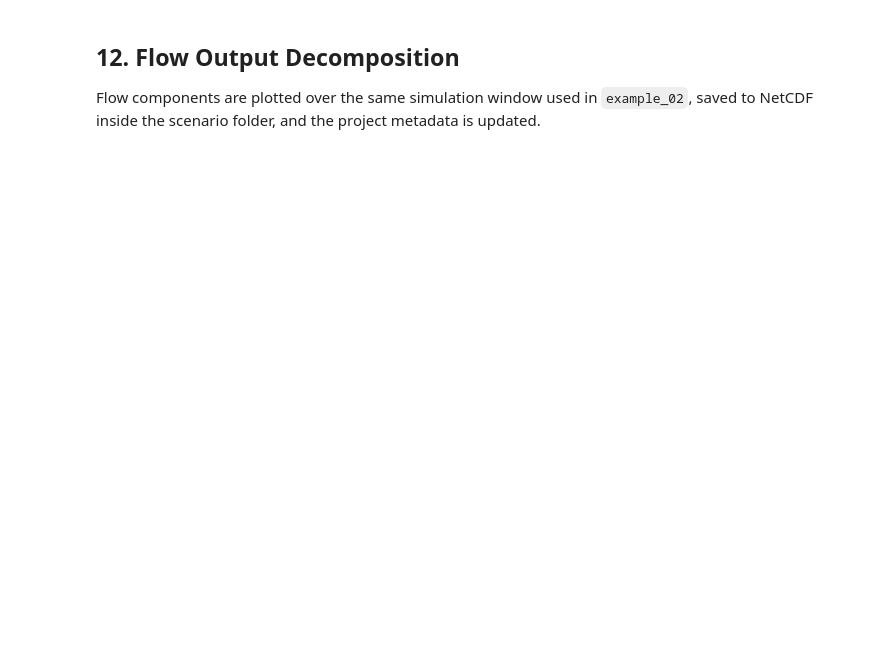
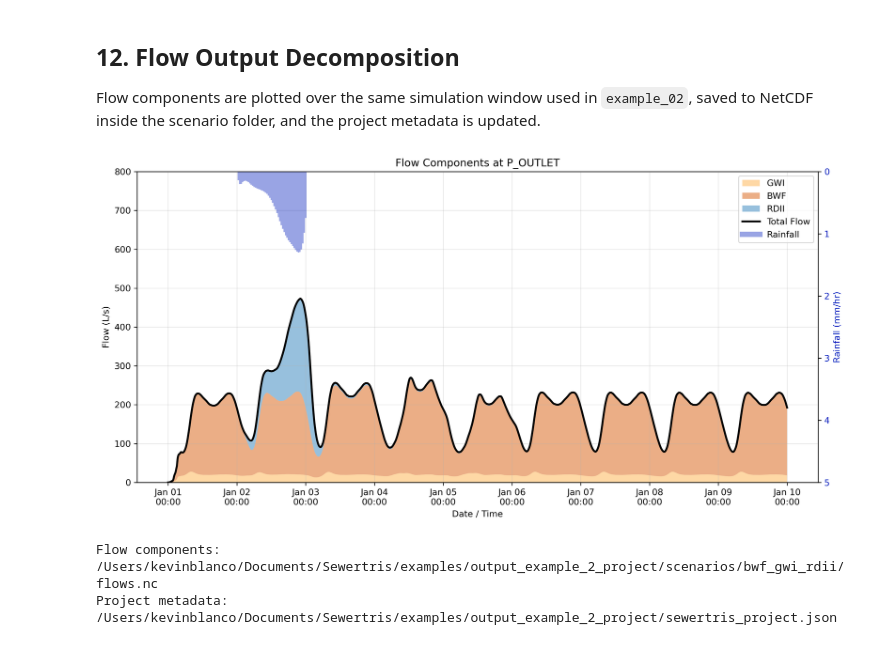
Before and after one commit to Perez-HydroSystems/SewerTris, a Jupyter notebook: Examples/example_02_Stillwater_sewertris_project.ipynb, the cells around one changed output. Drawn from its saved outputs; the diff is of its cells as text; code cells hidden in the pictures; blank space fills up the shorter version.

```diff
--- a/Examples/example_02_Stillwater_sewertris_project.ipynb
+++ b/Examples/example_02_Stillwater_sewertris_project.ipynb
@@ -479,11 +603,22 @@ Flow components are plotted over the same simulation window used in `example_02`
 # %%
 sp.plot_flow_components_v2(
     df,
+    rain=rainfall_data,
     start=f"{START_DATE} 00:00:00",
     end=f"{END_DATE} 00:00:00",
+    flow_units="L/s",
+    stack_components=True,
+    flow_min=0,
+    flow_max=800,
+    rain_min=0,
+    rain_max=5
 )
 
 flows_path = scenario.save_flow_components(df)
 project.save()
 print("Flow components:", flows_path)
 print("Project metadata:", project.project_file)
+# %% [output]
+[figure, added]
+Flow components: /Users/kevinblanco/Documents/Sewertris/examples/output_example_2_project/scenarios/bwf_gwi_rdii/flows.nc
+Project metadata: /Users/kevinblanco/Documents/Sewertris/examples/output_example_2_project/sewertris_project.json
```
Also changed, not shown: parts of 12 cells of this notebook, 18 other files.
